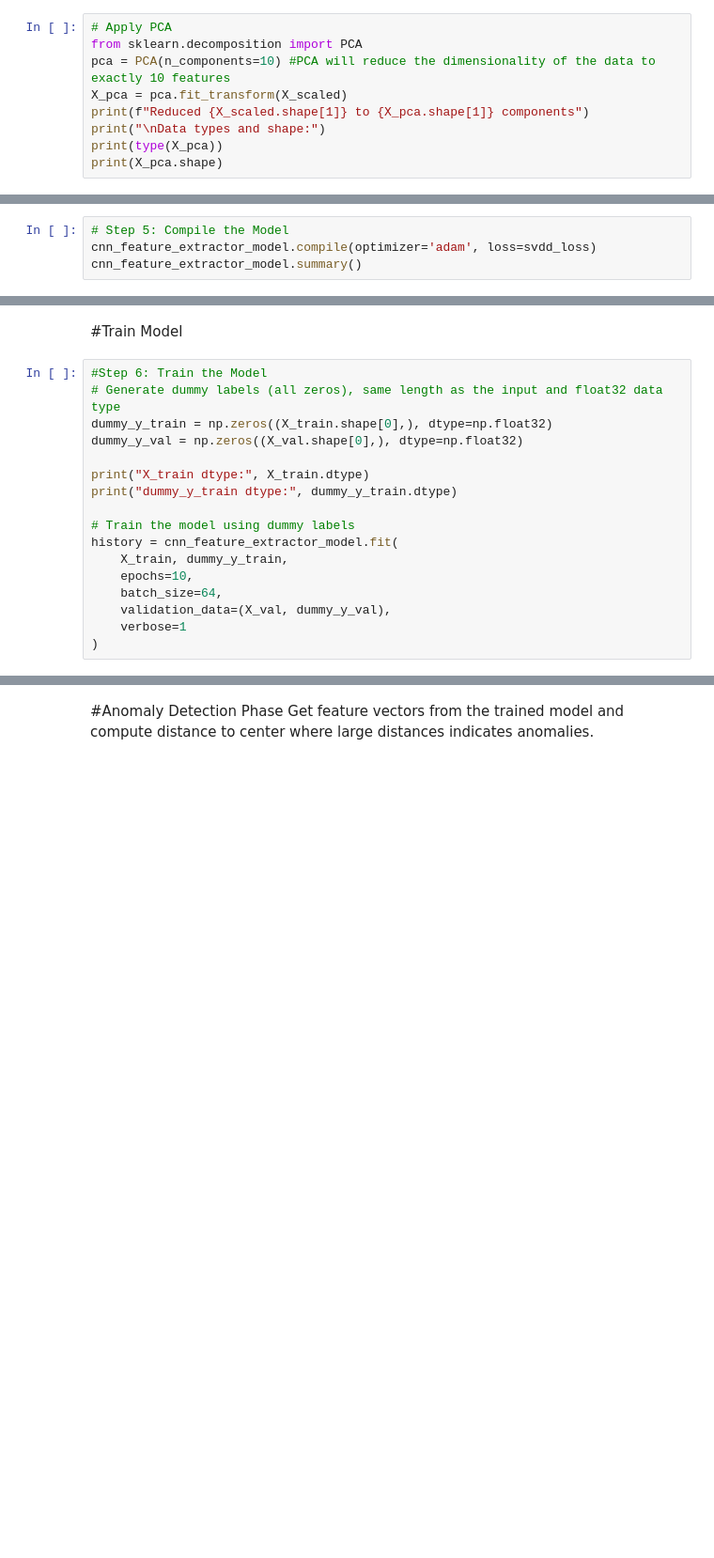
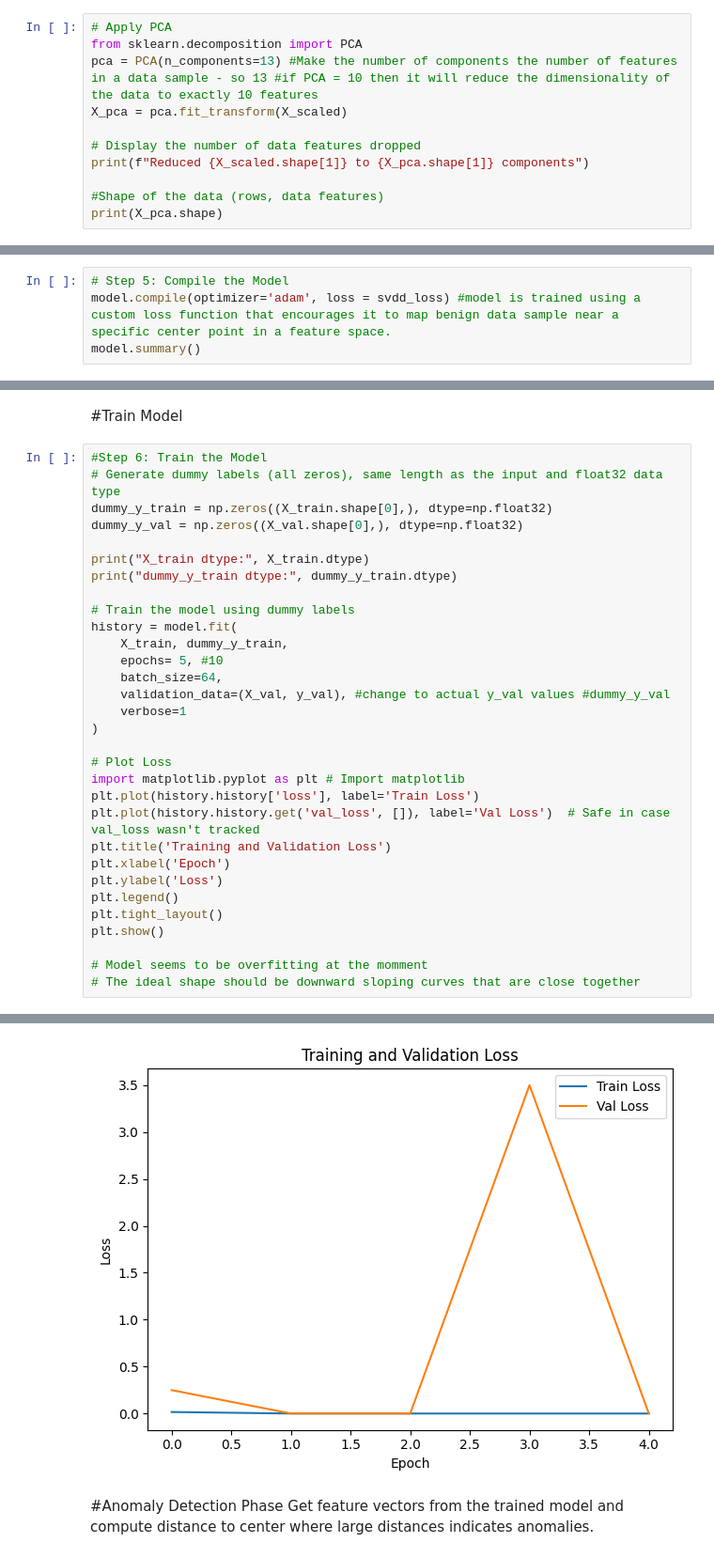
Before and after one commit to SianC7/LAIDS, a Jupyter notebook: Sian's_PCA_1DCNN_(Unsupervised_CNN).ipynb, the cells around one changed output, grey strips where cells are left out. Shown: that part at 94% size. Saved outputs shown, nothing was run; the diff lists cells and outputs as text; blank space fills up the shorter version.

```diff
--- a/Sian's_PCA_1DCNN_(Unsupervised_CNN).ipynb
+++ b/Sian's_PCA_1DCNN_(Unsupervised_CNN).ipynb
@@ -159,11 +177,13 @@ Benign (non-malicious) logs: 23157
 # %%
 # Apply PCA
 from sklearn.decomposition import PCA
-pca = PCA(n_components=10) #PCA will reduce the dimensionality of the data to exactly 10 features
+pca = PCA(n_components=13) #Make the number of components the number of features in a data sample - so 13 #if PCA = 10 then it will reduce the dimensionality of the data to exactly 10 features
 X_pca = pca.fit_transform(X_scaled)
+
+# Display the number of data features dropped
 print(f"Reduced {X_scaled.shape[1]} to {X_pca.shape[1]} components")
-print("\nData types and shape:")
-print(type(X_pca))
+
+#Shape of the data (rows, data features)
 print(X_pca.shape)
 # %% [output]
 Reduced 13 to 10 components
@@ -281,6 +313,6 @@ def svdd_loss(y_true, y_pred):
 #Compile model
 # %%
 # Step 5: Compile the Model
-cnn_feature_extractor_model.compile(optimizer='adam', loss=svdd_loss)
-cnn_feature_extractor_model.summary()
+model.compile(optimizer='adam', loss = svdd_loss) #model is trained using a custom loss function that encourages it to map benign data sample near a specific center point in a feature space.
+model.summary()
 # %% [output]
@@ -317,13 +349,27 @@ print("X_train dtype:", X_train.dtype)
 print("dummy_y_train dtype:", dummy_y_train.dtype)
 
 # Train the model using dummy labels
-history = cnn_feature_extractor_model.fit(
+history = model.fit(
     X_train, dummy_y_train,
-    epochs=10,
+    epochs= 5, #10
     batch_size=64,
-    validation_data=(X_val, dummy_y_val),
+    validation_data=(X_val, y_val), #change to actual y_val values #dummy_y_val
     verbose=1
 )
+
+# Plot Loss
+import matplotlib.pyplot as plt # Import matplotlib
+plt.plot(history.history['loss'], label='Train Loss')
+plt.plot(history.history.get('val_loss', []), label='Val Loss')  # Safe in case val_loss wasn't tracked
+plt.title('Training and Validation Loss')
+plt.xlabel('Epoch')
+plt.ylabel('Loss')
+plt.legend()
+plt.tight_layout()
+plt.show()
+
+# Model seems to be overfitting at the momment
+# The ideal shape should be downward sloping curves that are close together
 # %% [output]
 X_train dtype: float64
 dummy_y_train dtype: float32
@@ -345,3 +386,4 @@ Epoch 10/10
+[figure, added]
 # %% [markdown]
 #Anomaly Detection Phase
 Get feature vectors from the trained model and compute distance to center where large distances indicates anomalies.
```
Also changed, not shown: parts of 17 cells of this notebook.
